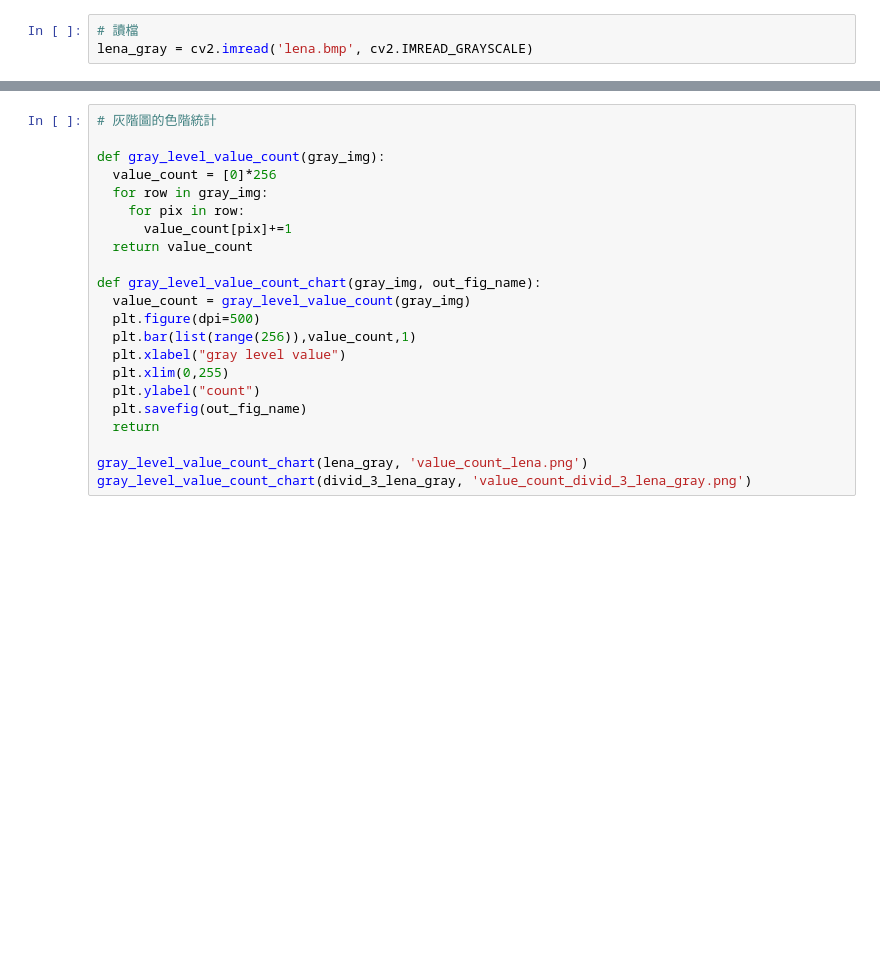
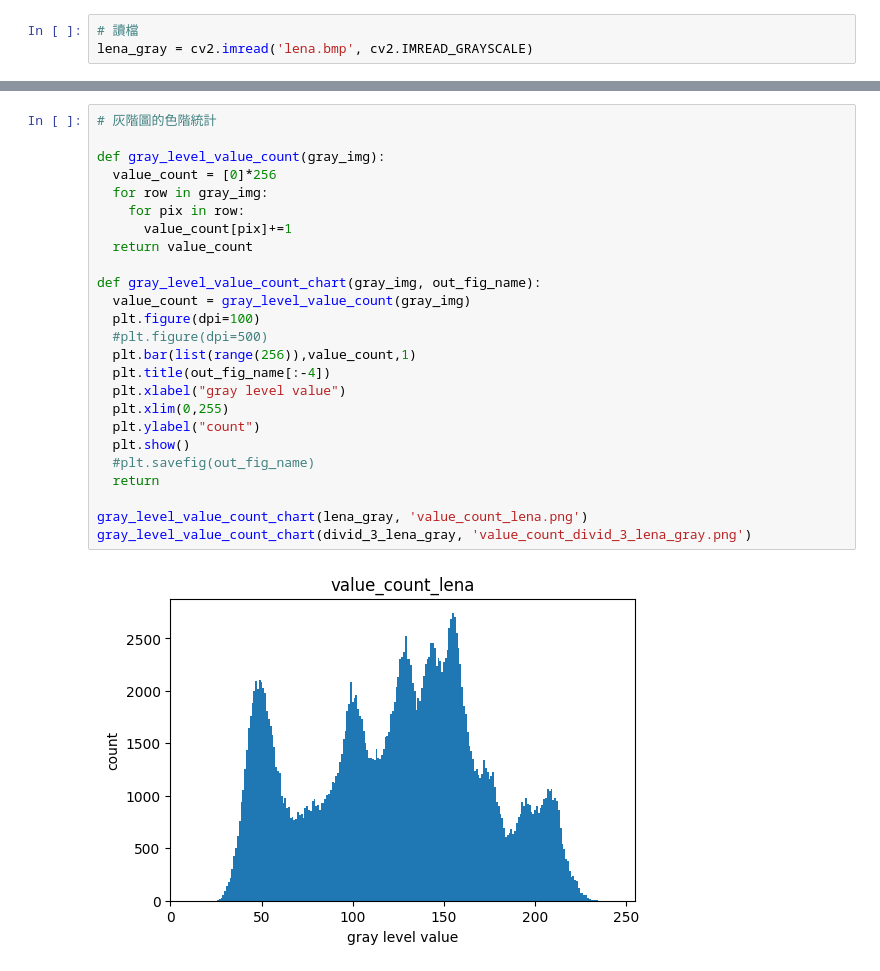
Before and after one commit to w95wayne10/computer_vision, a Jupyter notebook: summary.ipynb, the cells around one changed output, grey strips where cells are left out. Saved outputs shown, nothing was run; the diff lists cells and outputs as text; blank space fills up the shorter version.

```diff
--- a/summary.ipynb
+++ b/summary.ipynb
@@ -135,22 +172,27 @@ cv2.imwrite('divid_3_lena_gray.bmp', divid_3_lena_gray)
 # %%
 # 灰階圖的色階統計
 
 def gray_level_value_count(gray_img):
   value_count = [0]*256
   for row in gray_img:
     for pix in row:
       value_count[pix]+=1
   return value_count
 
 def gray_level_value_count_chart(gray_img, out_fig_name):
   value_count = gray_level_value_count(gray_img)
-  plt.figure(dpi=500)
+  plt.figure(dpi=100)
+  #plt.figure(dpi=500)
   plt.bar(list(range(256)),value_count,1)
+  plt.title(out_fig_name[:-4])
   plt.xlabel("gray level value")
   plt.xlim(0,255)
   plt.ylabel("count")
-  plt.savefig(out_fig_name)
+  plt.show()
+  #plt.savefig(out_fig_name)
   return
 
 gray_level_value_count_chart(lena_gray, 'value_count_lena.png')
 gray_level_value_count_chart(divid_3_lena_gray, 'value_count_divid_3_lena_gray.png')
+# %% [output]
+[figure, added]
```
Also changed, not shown: parts of 16 cells of this notebook.
